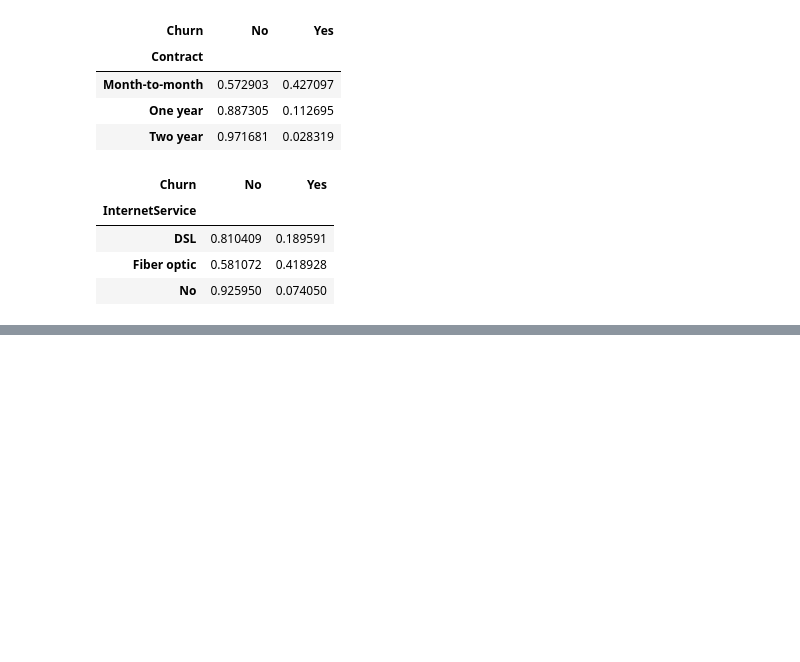
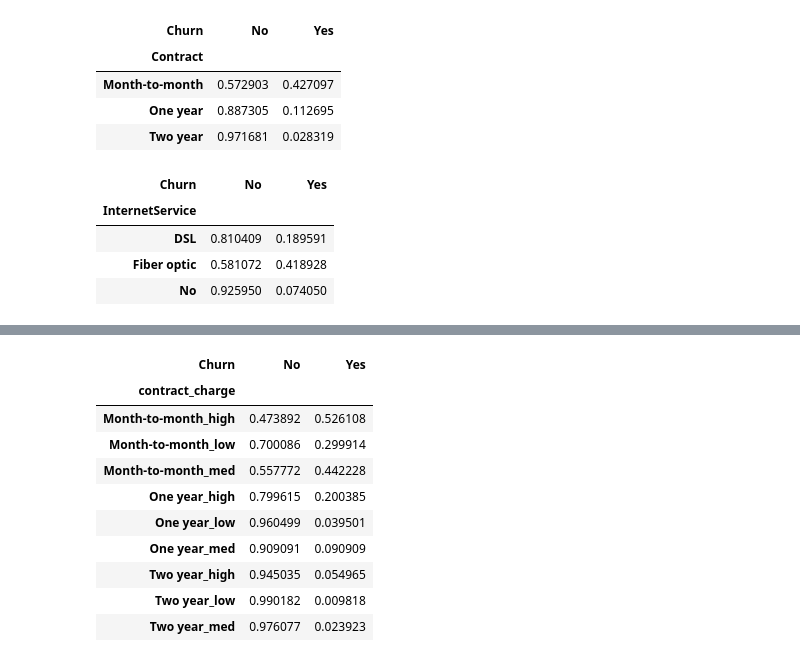
Before and after one commit to mehrdad1992/ai-product-journey, a Jupyter notebook: notebooks/1-data-preparation.ipynb, the cells around one changed output, grey strips where cells are left out. Cells and saved outputs as stored; diff of their text form; code cells hidden in the pictures; blank space fills up the shorter version.

```diff
--- a/notebooks/1-data-preparation.ipynb
+++ b/notebooks/1-data-preparation.ipynb
@@ -216,0 +287,5 @@ pd.crosstab(df["InternetService"], df["Churn"], normalize="index")
+# %%
+bins =   [0,      12,     24,     36,     48,     60,     72]
+labels = ['0-1y', '1-2y', '2-3y', '3-4y', '4-5y', '5y+']
+
+df['tenure_bin'] = pd.cut(df['tenure'], bins=bins, labels=labels)
@@ -216,0 +322,18 @@ pd.crosstab(df["InternetService"], df["Churn"], normalize="index")
+# %%
+charge_min = df['MonthlyCharges'].min()
+charge_max = df['MonthlyCharges'].max()
+
+
+bins = [
+    charge_min,
+    charge_min + (charge_max - charge_min)/3,
+    charge_min + 2*(charge_max - charge_min)/3,
+    charge_max
+]
+
+labels = ['low', 'med', 'high']
+
+df['MonthlyCharges_bin'] = pd.cut(df['MonthlyCharges'], bins=bins, labels=labels)
+table = pd.crosstab(df['MonthlyCharges_bin'], df['Churn'], normalize='index')
+# table.to_markdown()
+table
@@ -216,0 +346,9 @@ pd.crosstab(df["InternetService"], df["Churn"], normalize="index")
+# %%
+df['MonthlyCharges_bin'] = pd.qcut(
+    df['MonthlyCharges'],
+    q=3,
+    labels=['low', 'med', 'high']
+)
+table = pd.crosstab(df['MonthlyCharges_bin'], df['Churn'], normalize='index')
+# table.to_markdown()
+table
@@ -216,0 +375,6 @@ pd.crosstab(df["InternetService"], df["Churn"], normalize="index")
+# %%
+df['contract_charge'] = (
+    df['Contract'].astype(str) + '_' +
+    df['MonthlyCharges_bin'].astype(str)
+)
+# df['contract_charge']
@@ -216,0 +394,16 @@ pd.crosstab(df["InternetService"], df["Churn"], normalize="index")
+# %%
+table = pd.crosstab(df['contract_charge'], df['Churn'], normalize='index')
+table.to_markdown()
+table
+# %% [output]
+| Churn | No | Yes |
+| contract_charge |  |  |
+| Month-to-month_high | 0.473892 | 0.526108 |
+| Month-to-month_low | 0.700086 | 0.299914 |
+| Month-to-month_med | 0.557772 | 0.442228 |
+| One year_high | 0.799615 | 0.200385 |
+| One year_low | 0.960499 | 0.039501 |
+| One year_med | 0.909091 | 0.090909 |
+| Two year_high | 0.945035 | 0.054965 |
+| Two year_low | 0.990182 | 0.009818 |
+| Two year_med | 0.976077 | 0.023923 |
```
Also changed, not shown: parts of 14 cells of this notebook.
